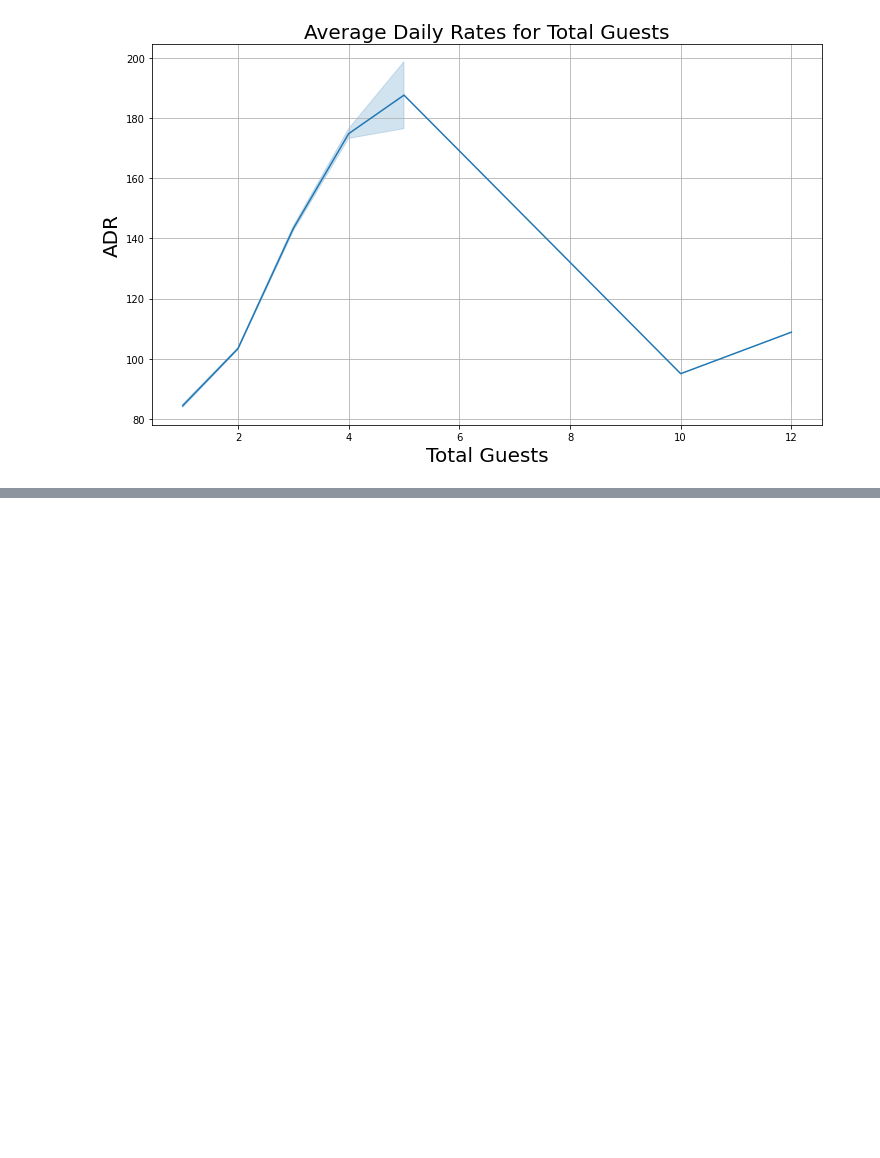
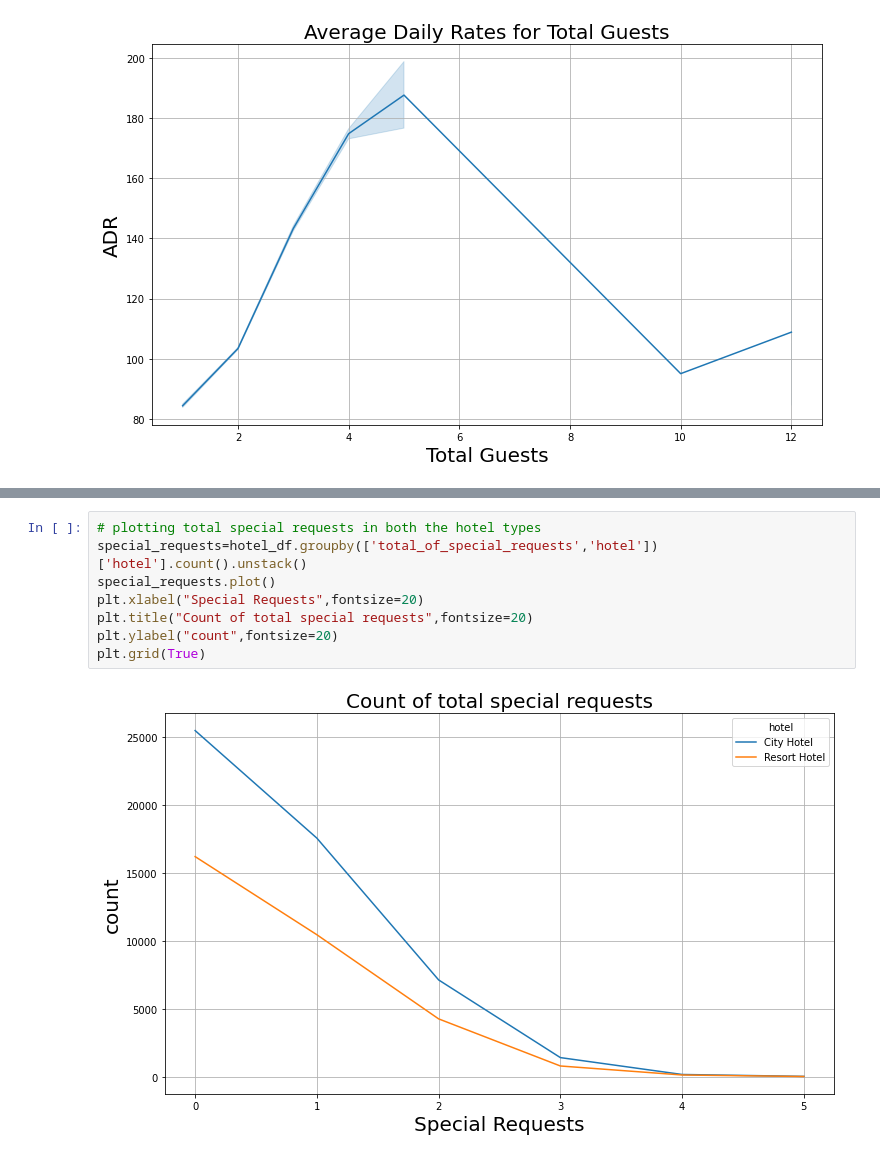
Before and after one commit to DharmeshRV/Hotel-Booking-Analysis, a Jupyter notebook: Hotel_Booking_Analysis_Capstone_Project.ipynb, the cells around one changed output, grey strips where cells are left out. Saved outputs shown, nothing was run; the diff lists cells and outputs as text; blank space fills up the shorter version.

```diff
--- a/Hotel_Booking_Analysis_Capstone_Project.ipynb
+++ b/Hotel_Booking_Analysis_Capstone_Project.ipynb
@@ -685,0 +770,10 @@ plt.grid(True)
+# %%
+# plotting total special requests in both the hotel types
+special_requests=hotel_df.groupby(['total_of_special_requests','hotel'])['hotel'].count().unstack()
+special_requests.plot()
+plt.xlabel("Special Requests",fontsize=20)
+plt.title("Count of total special requests",fontsize=20)
+plt.ylabel("count",fontsize=20)
+plt.grid(True)
+# %% [output]
+[figure, added]
```
Also changed, not shown: parts of 17 cells of this notebook.
